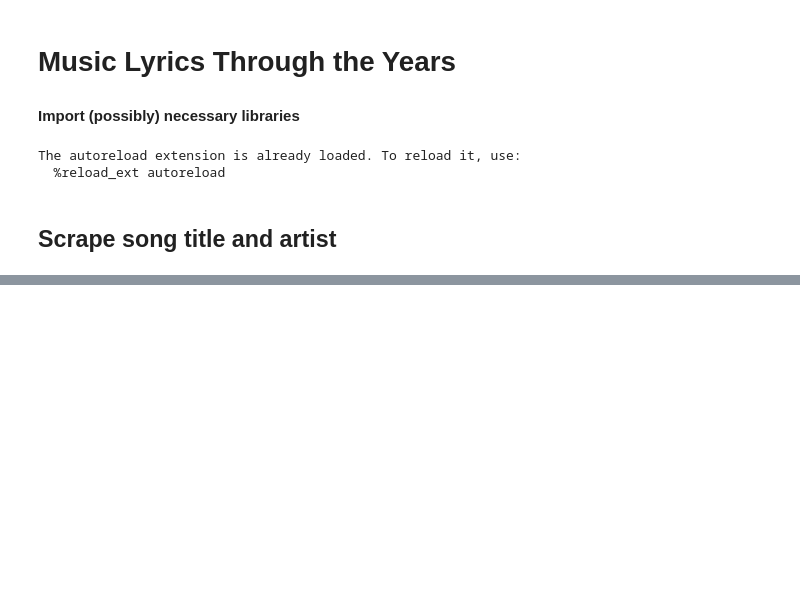
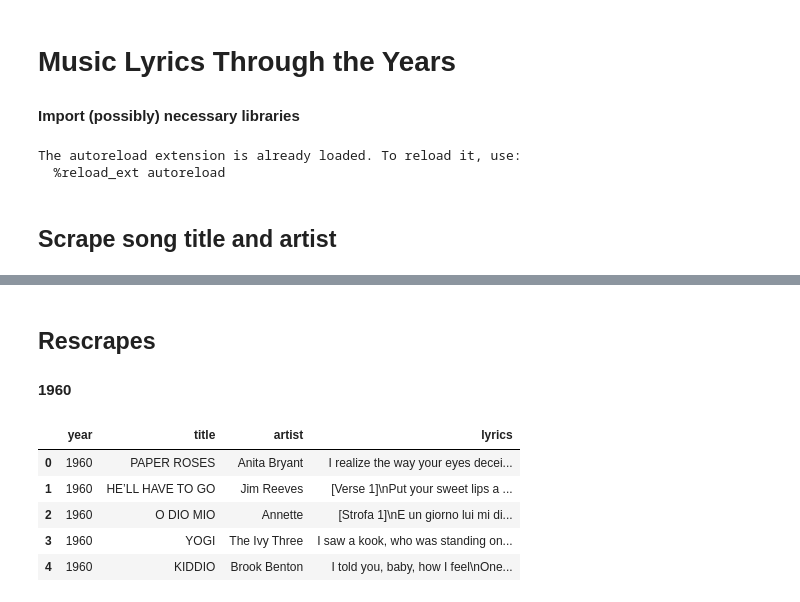
Before and after one commit to p-szymo/lyrics_thru_decades, a Jupyter notebook: 01_webscraping.ipynb, the cells around one changed output, grey strips where cells are left out. Drawn from its saved outputs; the diff is of its cells as text; code cells hidden in the pictures; blank space fills up the shorter version.

```diff
--- a/01_webscraping.ipynb
+++ b/01_webscraping.ipynb
@@ -170,0 +214,20 @@ df.tail()
+# %% [markdown]
+## Rescrapes
+
+#### 1960
+# %%
+url = 'https://www.lyricsmode.com/lyrics/t/the_ivy_three/yogi.html'
+page = rq.get(url)
+soup = bs(page.content, 'html.parser')
+df.loc[3, 'lyrics'] = '\n'.join(
+    [line.strip() for line in soup.find('div', attrs={'id': 'lyrics_text'}).contents
+     if isinstance(line, str) if line.strip()]
+)
+df.head()
+# %% [output]
+|  | year | title | artist | lyrics |
+| 0 | 1960 | PAPER ROSES | Anita Bryant | I realize the way your eyes decei... |
+| 1 | 1960 | HE’LL HAVE TO GO | Jim Reeves | [Verse 1]\nPut your sweet lips a ... |
+| 2 | 1960 | O DIO MIO | Annette | [Strofa 1]\nE un giorno lui mi di... |
+| 3 | 1960 | YOGI | The Ivy Three | I saw a kook, who was standing on... |
+| 4 | 1960 | KIDDIO | Brook Benton | I told you, baby, how I feel\nOne... |
```
Also changed, not shown: parts of 41 cells of this notebook, 1 other file.
